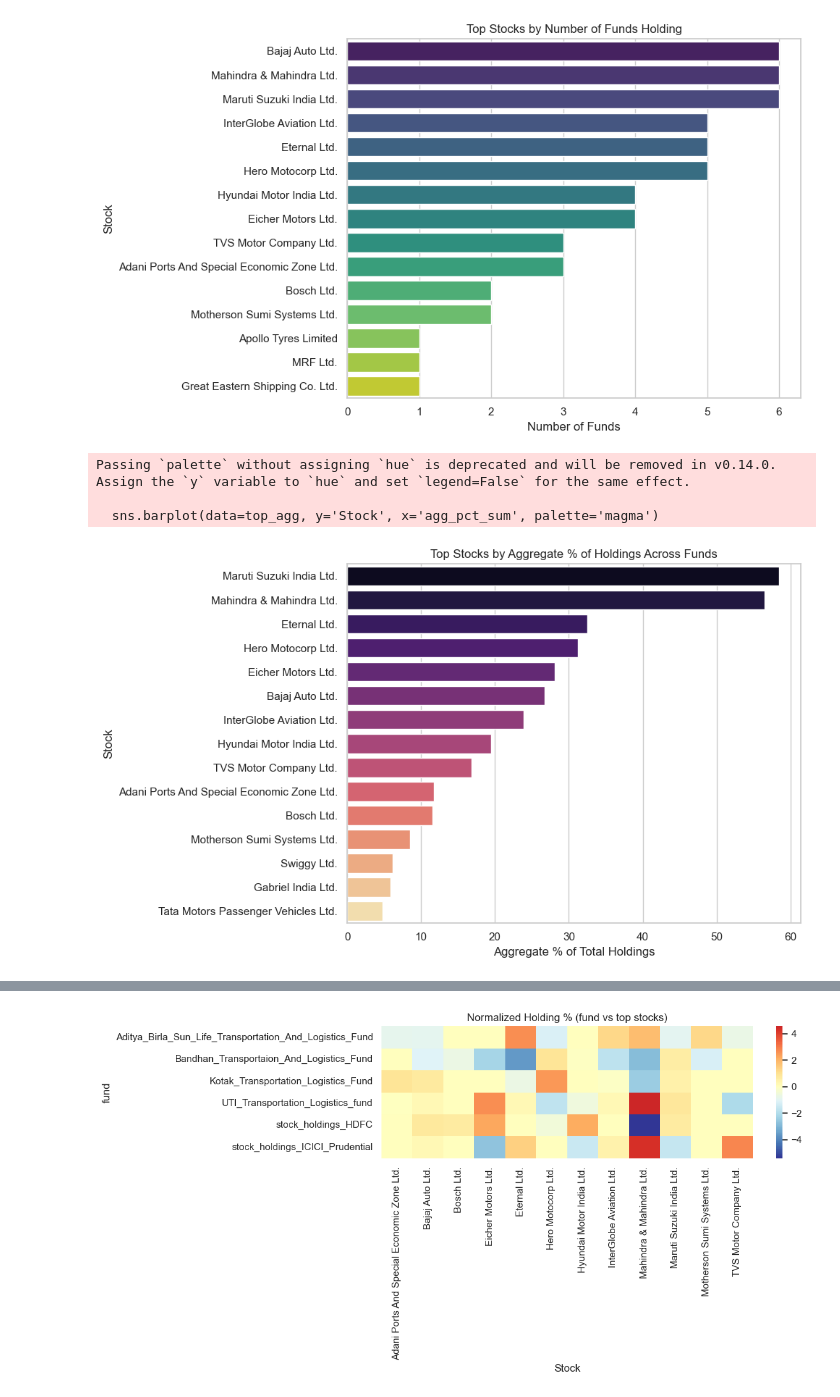
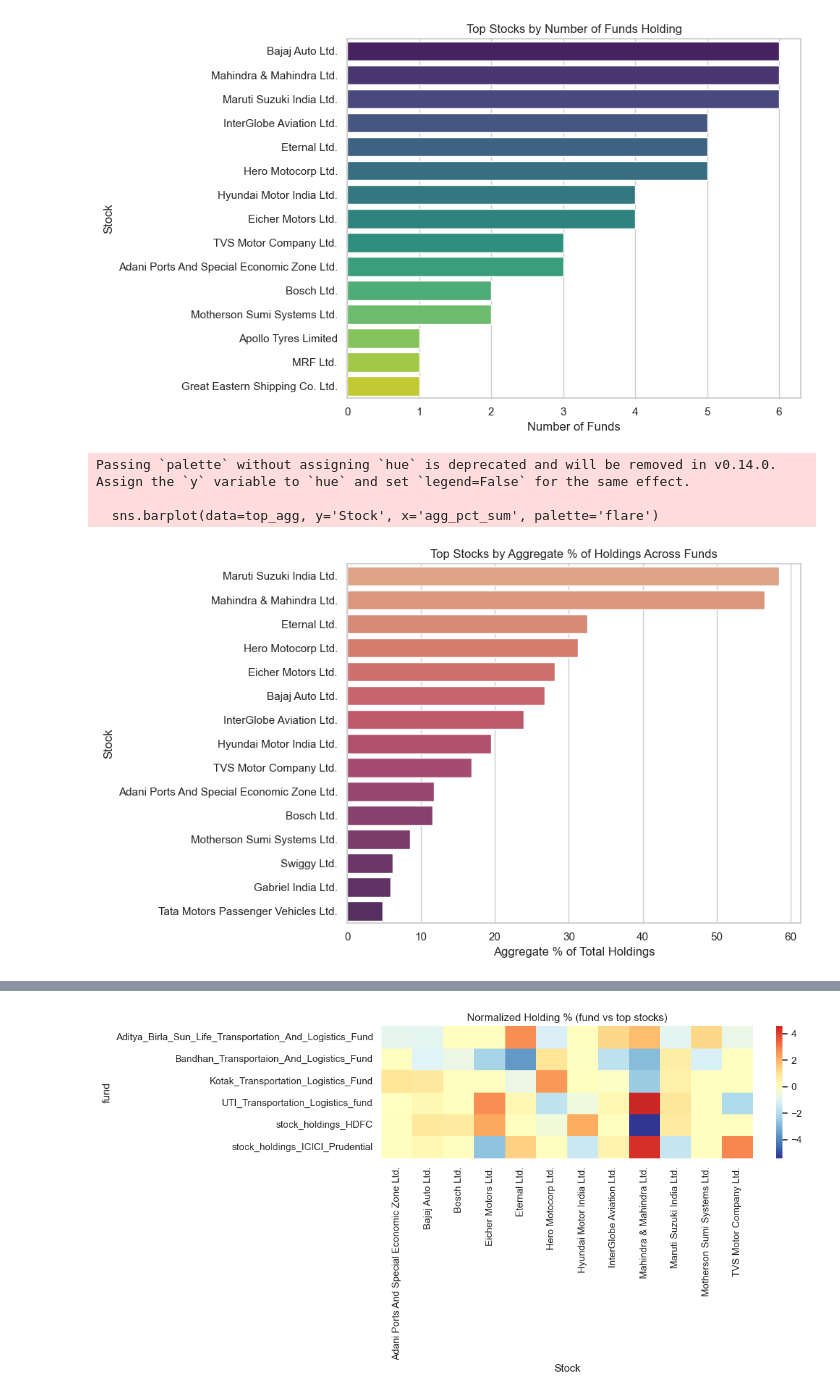
Before and after one commit to Aalok0104/Exploartory-Data-Analysis-, a Jupyter notebook: Group27_Code.ipynb, the cells around one changed output, grey strips where cells are left out. Cells and saved outputs as stored; diff of their text form; code cells hidden in the pictures.

```diff
--- a/Group27_Code.ipynb
+++ b/Group27_Code.ipynb
@@ -189,3 +194,21 @@ combined
+# %%
+
+# Imputation (stock median -> global median) for main numeric columns
+num_cols = ['pct_of_total_num','1m_change_num','1y_high_num','1y_low_num','value_mn_num','quantity_num','1m_change_qty_num']
+for col in num_cols:
+    if col in combined.columns:
+        flag_col = col + '_imputed'
+        combined[flag_col] = False
+        medians = combined.groupby('Stock')[col].transform('median')
+        mask = combined[col].isna()
+        combined.loc[mask, col] = medians[mask]
+        mask2 = combined[col].isna()
+        if mask2.any():
+            global_med = combined[col].median()
+            combined.loc[mask2, col] = global_med
+            combined.loc[mask2, flag_col] = True
+        filled_by_stock = mask & (~combined[col].isna())
+        combined.loc[filled_by_stock, flag_col] = True
 # %% [markdown]
 ### Feature engineering
 
@@ -412,18 +427,18 @@ Passing `palette` without assigning `hue` is deprecated and will be removed in v
 # %%
 ### Aggregate exposure: top stocks by total % across funds
 
 
 top_agg = agg_pct.head(15)
 plt.figure(figsize=(10,6))
-sns.barplot(data=top_agg, y='Stock', x='agg_pct_sum', palette='magma')
+sns.barplot(data=top_agg, y='Stock', x='agg_pct_sum', palette='flare')
 plt.title('Top Stocks by Aggregate % of Holdings Across Funds')
 plt.xlabel('Aggregate % of Total Holdings')
 plt.ylabel('Stock')
 plt.tight_layout()
 plt.savefig(FIG_OUT / 'top_stocks_agg_pct.png', dpi=150)
 plt.show()
 # %% [output]
 Passing `palette` without assigning `hue` is deprecated and will be removed in v0.14.0. Assign the `y` variable to `hue` and set `legend=False` for the same effect.
 
-  sns.barplot(data=top_agg, y='Stock', x='agg_pct_sum', palette='magma')
+  sns.barplot(data=top_agg, y='Stock', x='agg_pct_sum', palette='flare')
-[figure, old version]
+[figure, new version]
```
Also changed, not shown: parts of 8 cells of this notebook, 1 other file.
